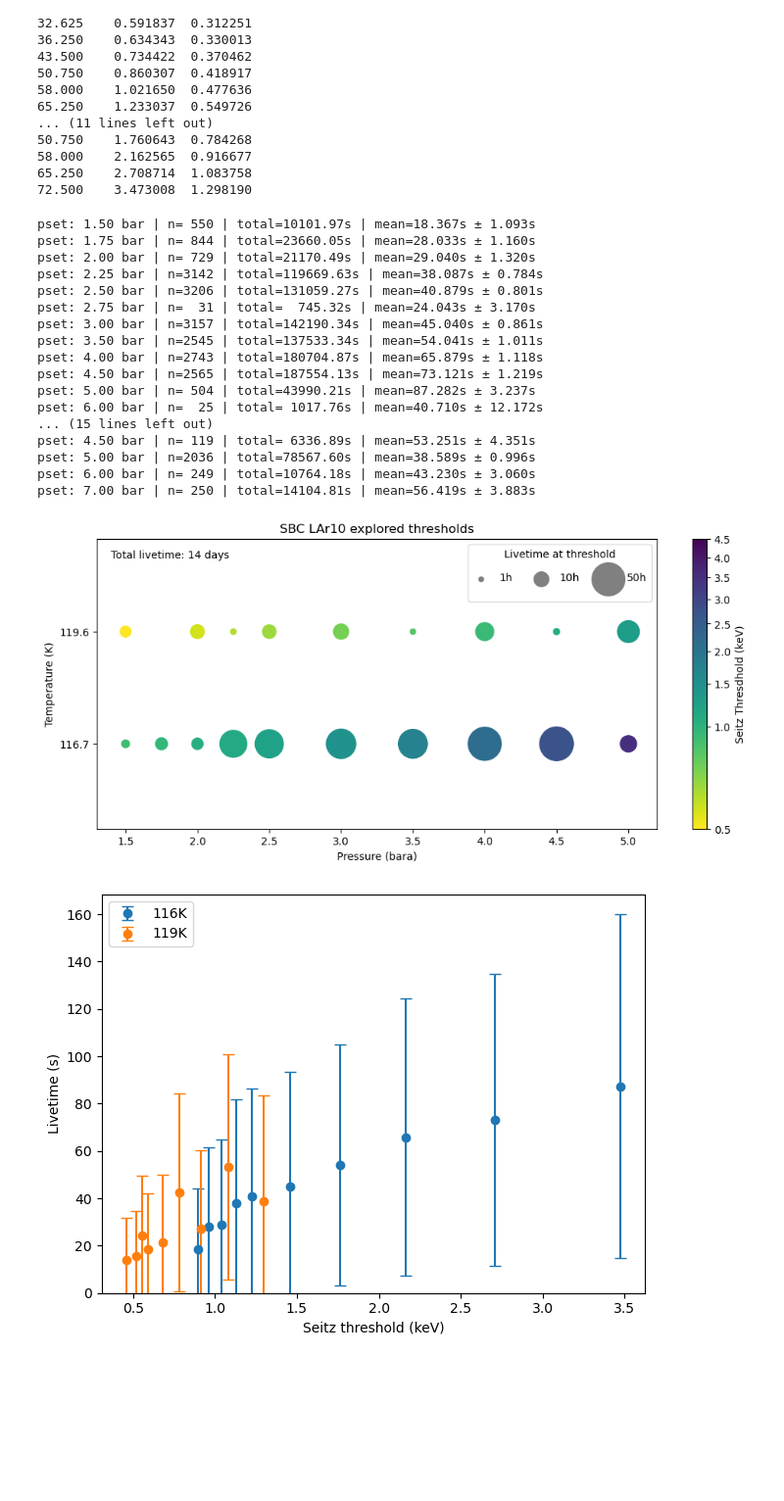
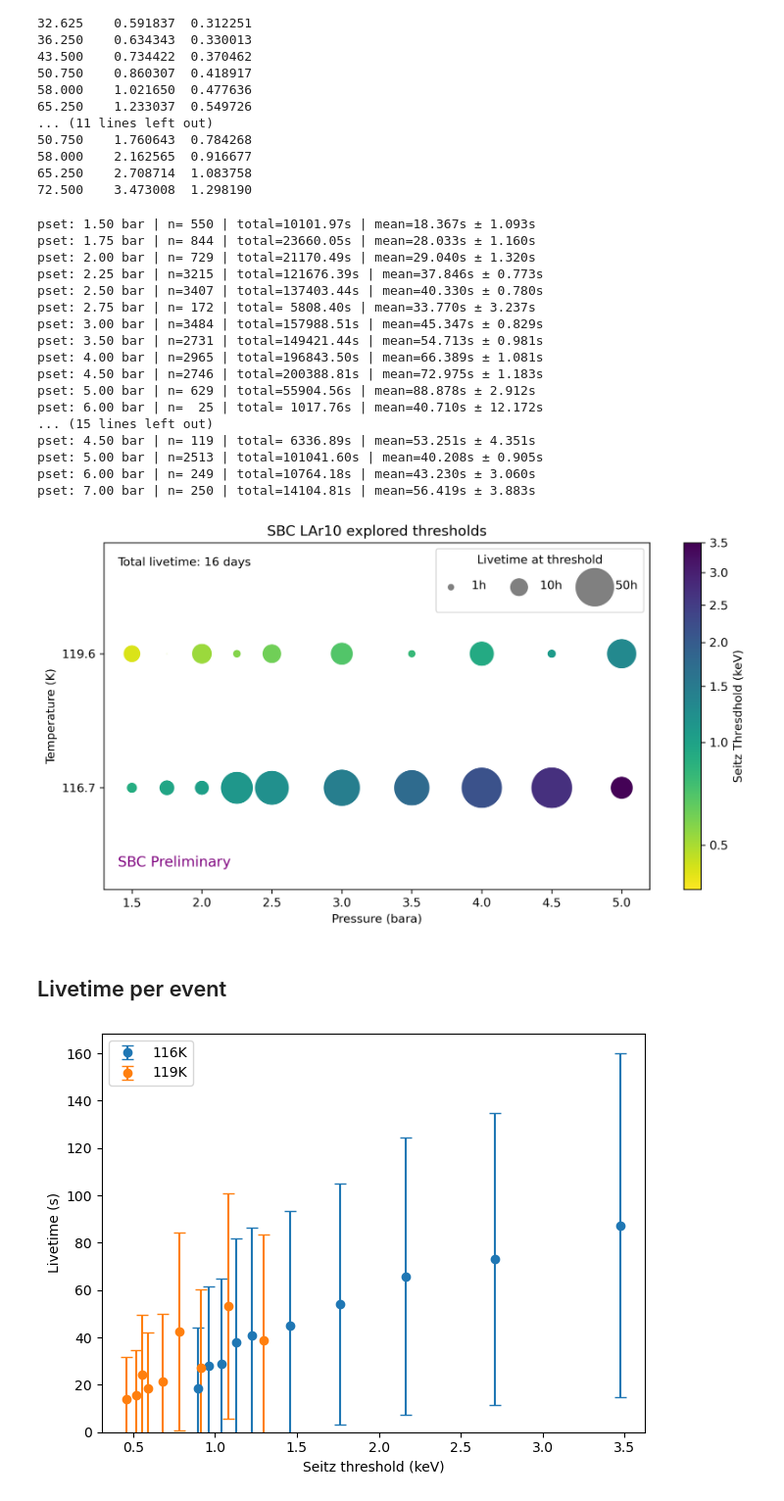
Before and after one commit to SBC-Collaboration/LAr10Ana, a Jupyter notebook: nb/zhiheng/20260224 APS Plots.ipynb, the cells around one changed output. Shown at 98% size. Cells and saved outputs as stored; diff of their text form; code cells hidden in the pictures; blank space fills up the shorter version.

Commit message:
Update APS plots

```diff
--- a/nb/zhiheng/20260224 APS Plots.ipynb
+++ b/nb/zhiheng/20260224 APS Plots.ipynb
@@ -196,7 +196,7 @@ def get_livetime_by_pset(runs, data_path="/exp/e961/data/SBC-25-daqdata/", recon
 # %%
 cold_data = get_runs_between(data_path, "20251015_0", "20260125_8")
 cold_livetimes = get_livetime_by_pset(cold_data)
-warm_data = get_runs_between(data_path, "20260130_0", "20260225_1")
+warm_data = get_runs_between(data_path, "20260130_0", "20260303_4")
 warm_livetimes = get_livetime_by_pset(warm_data)
 
 livetime = {(t, p): 0 for t, p in zip(T_mesh, P_mesh)}
@@ -210,48 +210,52 @@ for p in P:
 pset: 1.50 bar | n= 550 | total=10101.97s | mean=18.367s ± 1.093s
 pset: 1.75 bar | n= 844 | total=23660.05s | mean=28.033s ± 1.160s
 pset: 2.00 bar | n= 729 | total=21170.49s | mean=29.040s ± 1.320s
-pset: 2.25 bar | n=3142 | total=119669.63s | mean=38.087s ± 0.784s
-pset: 2.50 bar | n=3206 | total=131059.27s | mean=40.879s ± 0.801s
-pset: 2.75 bar | n=  31 | total=  745.32s | mean=24.043s ± 3.170s
-pset: 3.00 bar | n=3157 | total=142190.34s | mean=45.040s ± 0.861s
-pset: 3.50 bar | n=2545 | total=137533.34s | mean=54.041s ± 1.011s
-pset: 4.00 bar | n=2743 | total=180704.87s | mean=65.879s ± 1.118s
-pset: 4.50 bar | n=2565 | total=187554.13s | mean=73.121s ± 1.219s
-pset: 5.00 bar | n= 504 | total=43990.21s | mean=87.282s ± 3.237s
+pset: 2.25 bar | n=3215 | total=121676.39s | mean=37.846s ± 0.773s
+pset: 2.50 bar | n=3407 | total=137403.44s | mean=40.330s ± 0.780s
+pset: 2.75 bar | n= 172 | total= 5808.40s | mean=33.770s ± 3.237s
+pset: 3.00 bar | n=3484 | total=157988.51s | mean=45.347s ± 0.829s
+pset: 3.50 bar | n=2731 | total=149421.44s | mean=54.713s ± 0.981s
+pset: 4.00 bar | n=2965 | total=196843.50s | mean=66.389s ± 1.081s
+pset: 4.50 bar | n=2746 | total=200388.81s | mean=72.975s ± 1.183s
+pset: 5.00 bar | n= 629 | total=55904.56s | mean=88.878s ± 2.912s
 pset: 6.00 bar | n=  25 | total= 1017.76s | mean=40.710s ± 12.172s
 ... (15 lines left out)
 pset: 4.50 bar | n= 119 | total= 6336.89s | mean=53.251s ± 4.351s
-pset: 5.00 bar | n=2036 | total=78567.60s | mean=38.589s ± 0.996s
+pset: 5.00 bar | n=2513 | total=101041.60s | mean=40.208s ± 0.905s
 pset: 6.00 bar | n= 249 | total=10764.18s | mean=43.230s ± 3.060s
 pset: 7.00 bar | n= 250 | total=14104.81s | mean=56.419s ± 3.883s
 # %%
 from matplotlib.colors import LogNorm, PowerNorm
 
-plt.figure(figsize=(12,5))
+plt.figure(figsize=(9,5), dpi=300)
 q_flat = df["Q (keV)"].values
 e_flat = df["E (keV)"].values
 livetime_flat = np.array([livetime[(t, p)] for t, p in zip(T_mesh, P_mesh)])
 size_scale=20
-scatter = plt.scatter(P_mesh, T_mesh, alpha=1, c=q_flat, cmap='viridis_r', norm=PowerNorm(vmin=0.5, vmax=4.5, gamma=0.5),
+scatter = plt.scatter(P_mesh, T_mesh, alpha=1, c=q_flat, cmap='viridis_r', norm=PowerNorm(vmin=0.45, vmax=3.5, gamma=0.5),
                       s=livetime_flat * size_scale)
 plt.colorbar(scatter, label='Seitz Thresdhold (keV)')
 plt.xlim(1.3, 5.2)
 plt.ylim(114.5,122)
 plt.yticks([116.7, 119.6])
 plt.xlabel("Pressure (bara)")
 plt.ylabel("Temperature (K)")
 plt.title("SBC LAr10 explored thresholds")
 
 for lt in [1, 10, 50]:
     if lt <= livetime_flat.max():
         plt.scatter([], [], s=lt*size_scale,
                     color='gray', alpha=1, label=f'{lt:d}h\n')
 plt.legend(title="Livetime at threshold", loc='upper right', framealpha=0.7,
            labelspacing=1.2, handletextpad=1, borderpad=0.5, ncols=3, handleheight=3, handlelength=1.5)
 plt.text(1.4, 121.5, f"Total livetime: {sum(livetime_flat/24).astype("int")} days")
+plt.text(1.4, 115, "SBC Preliminary", color="purple", fontsize=12)
+plt.tight_layout()
 plt.show()
 # %% [output]
-[figure, old version]
+[figure, new version]
+# %% [markdown]
+## Livetime per event
 # %%
 thresholds = q_vals.iloc[:,0]
 thresholds_warm = np.delete(q_vals.iloc[:,1], 1)
```
Also changed, not shown: parts of 6 cells of this notebook.
